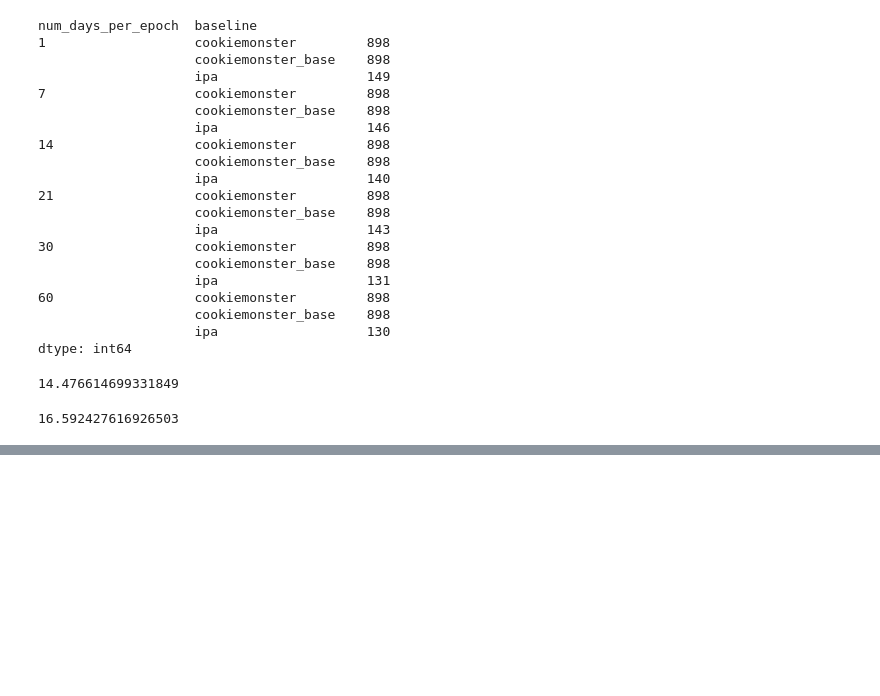
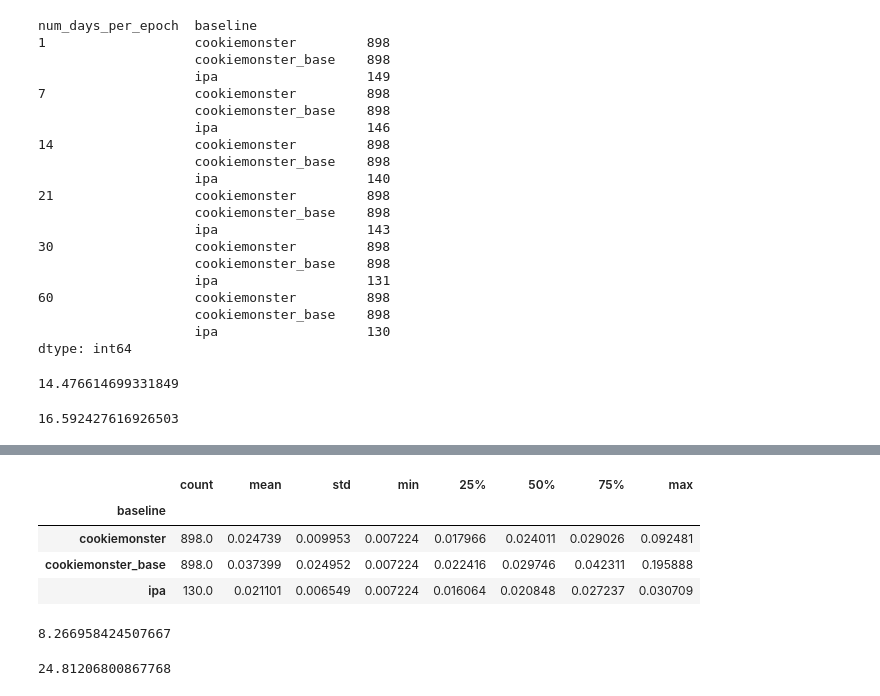
Before and after one commit to columbia/cookiemonster, a Jupyter notebook: notebooks/criteo_camera_ready.ipynb, the cells around one changed output, grey strips where cells are left out. Drawn from its saved outputs; the diff is of its cells as text; code cells hidden in the pictures; blank space fills up the shorter version.

```diff
--- a/notebooks/criteo_camera_ready.ipynb
+++ b/notebooks/criteo_camera_ready.ipynb
@@ -235,0 +329,16 @@ dtype: int64
+# %%
+df.query("num_days_per_epoch == 60").groupby("baseline").queries_rmsres.describe()
+# %% [output]
+|  | count | mean | std | min | 25% | 50% | 75% | max |
+| baseline |  |  |  |  |  |  |  |  |
+| cookiemonster | 898.0 | 0.024739 | 0.009953 | 0.007224 | 0.017966 | 0.024011 | 0.029026 | 0.092481 |
+| cookiemonster_base | 898.0 | 0.037399 | 0.024952 | 0.007224 | 0.022416 | 0.029746 | 0.042311 | 0.195888 |
+| ipa | 130.0 | 0.021101 | 0.006549 | 0.007224 | 0.016064 | 0.020848 | 0.027237 | 0.030709 |
+# %%
+100 * (0.024739	- 0.022850) / 0.022850
+# %% [output]
+8.266958424507667
+# %%
+100 * (0.024739	- 0.019821) / 0.019821
+# %% [output]
+24.81206800867768
```
Also changed, not shown: parts of 11 cells of this notebook.
